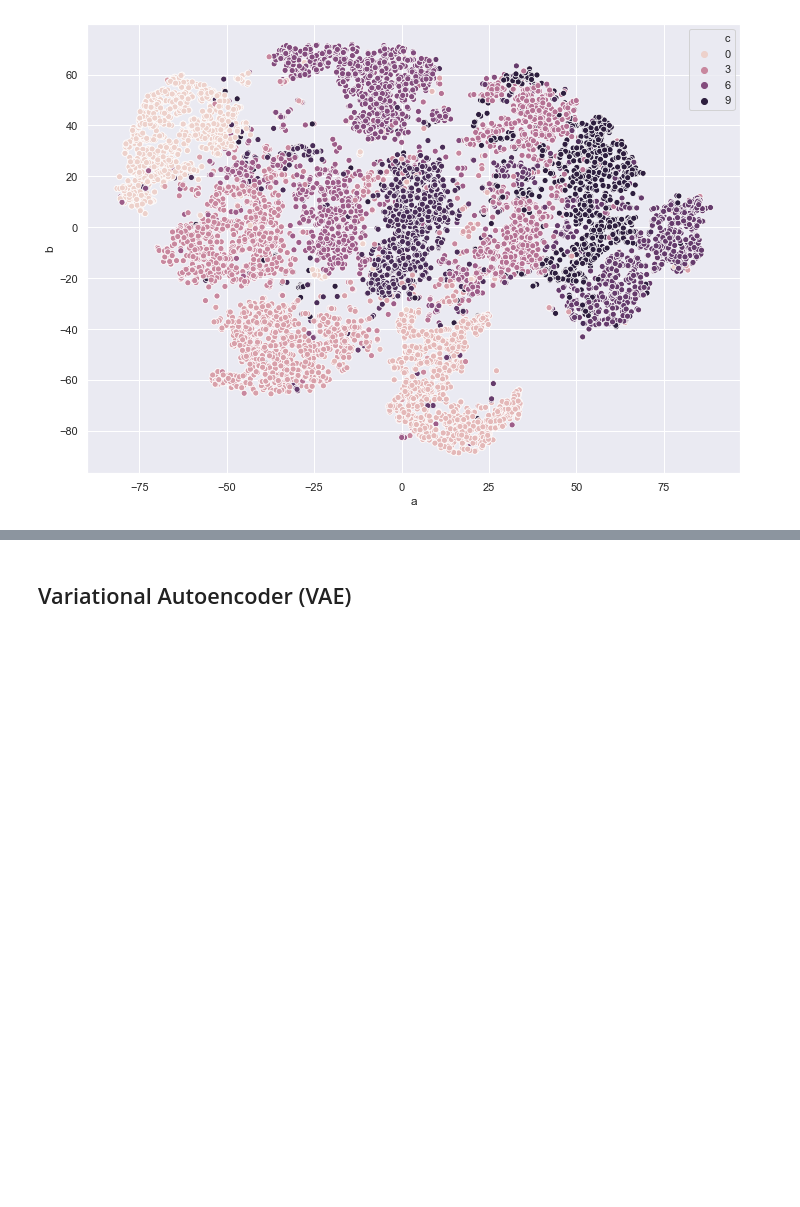
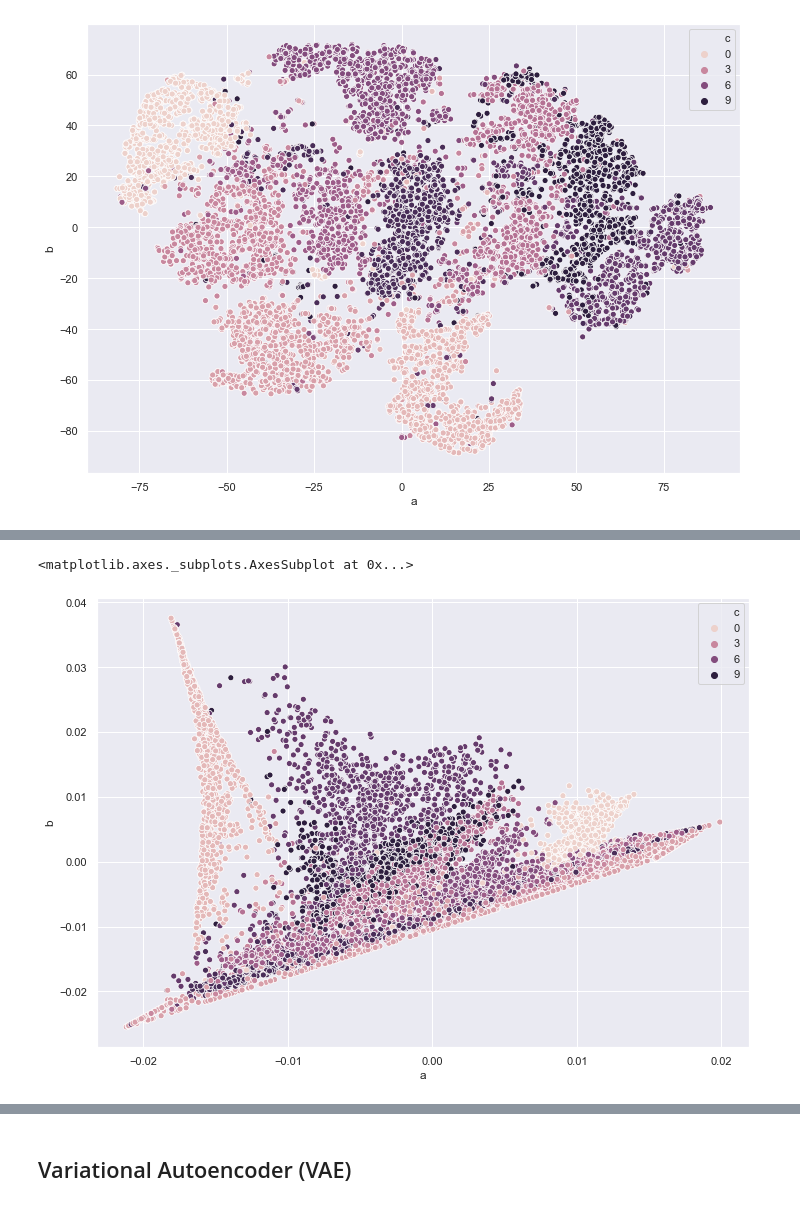
Before and after one commit to AStoeffelbauer/PyTorchTraining, a Jupyter notebook: Autoencoder.ipynb, the cells around one changed output, grey strips where cells are left out. Cells and saved outputs as stored; diff of their text form; code cells hidden in the pictures; blank space fills up the shorter version.

```diff
--- a/Autoencoder.ipynb
+++ b/Autoencoder.ipynb
@@ -158,0 +180,19 @@ sns.scatterplot(x='a', y='b', hue='c', data=df)
+# %%
+# locally linear embeddings for dimensionality reduction
+
+from sklearn.manifold import LocallyLinearEmbedding
+
+n=10000
+lle = LocallyLinearEmbedding(n_components=2, n_neighbors=10)
+
+X_reduced = lle.fit_transform(emb[:n])
+
+labels_clean = np.where(y_test==1)[1]
+df = pd.DataFrame(data=X_reduced)
+df[2] = labels_clean[:n]
+df.columns = ['a', 'b', 'c']
+
+sns.scatterplot(x='a', y='b', hue='c', data=df)
+# %% [output]
+<matplotlib.axes._subplots.AxesSubplot at 0x...>
+[figure, added]
```
Also changed, not shown: parts of 7 cells of this notebook.
